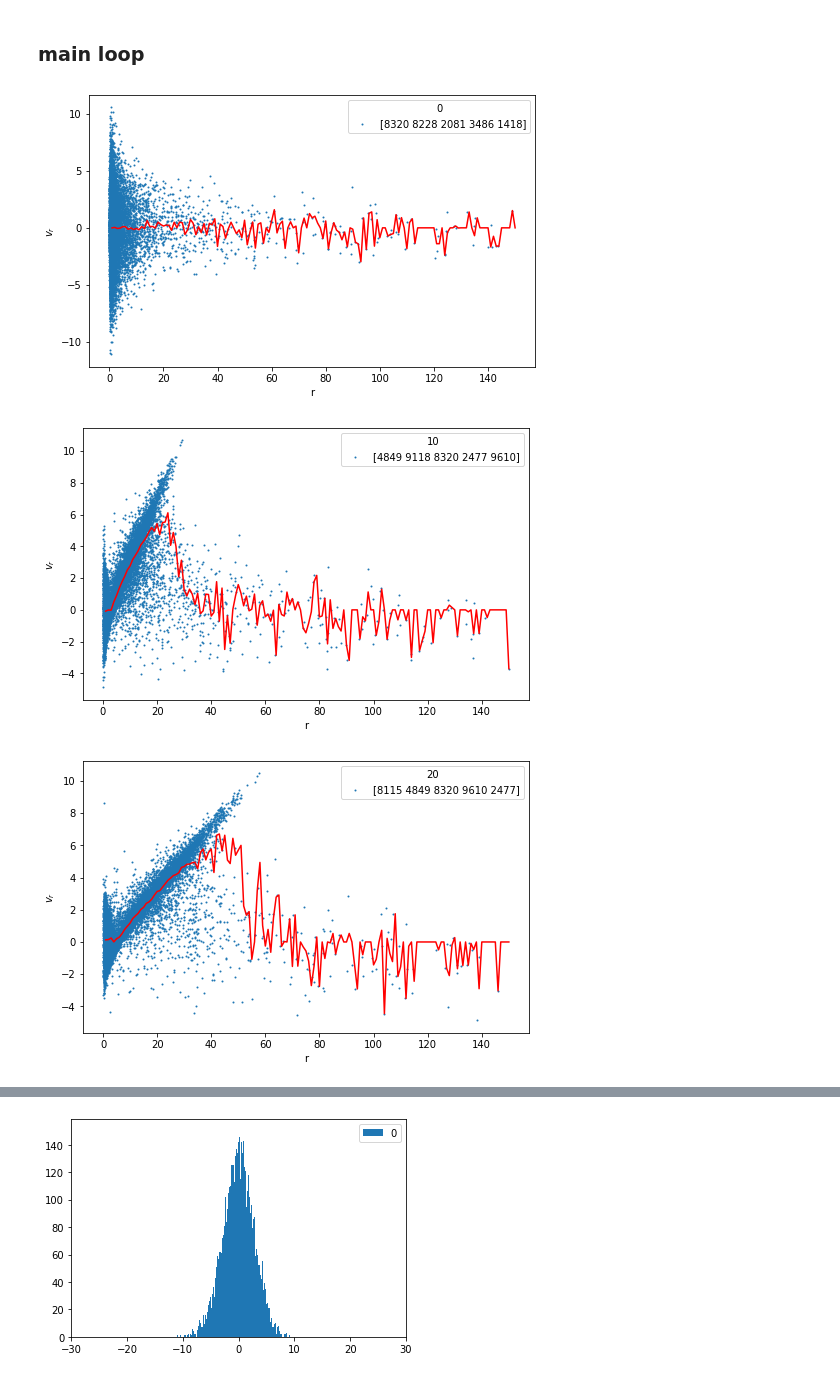
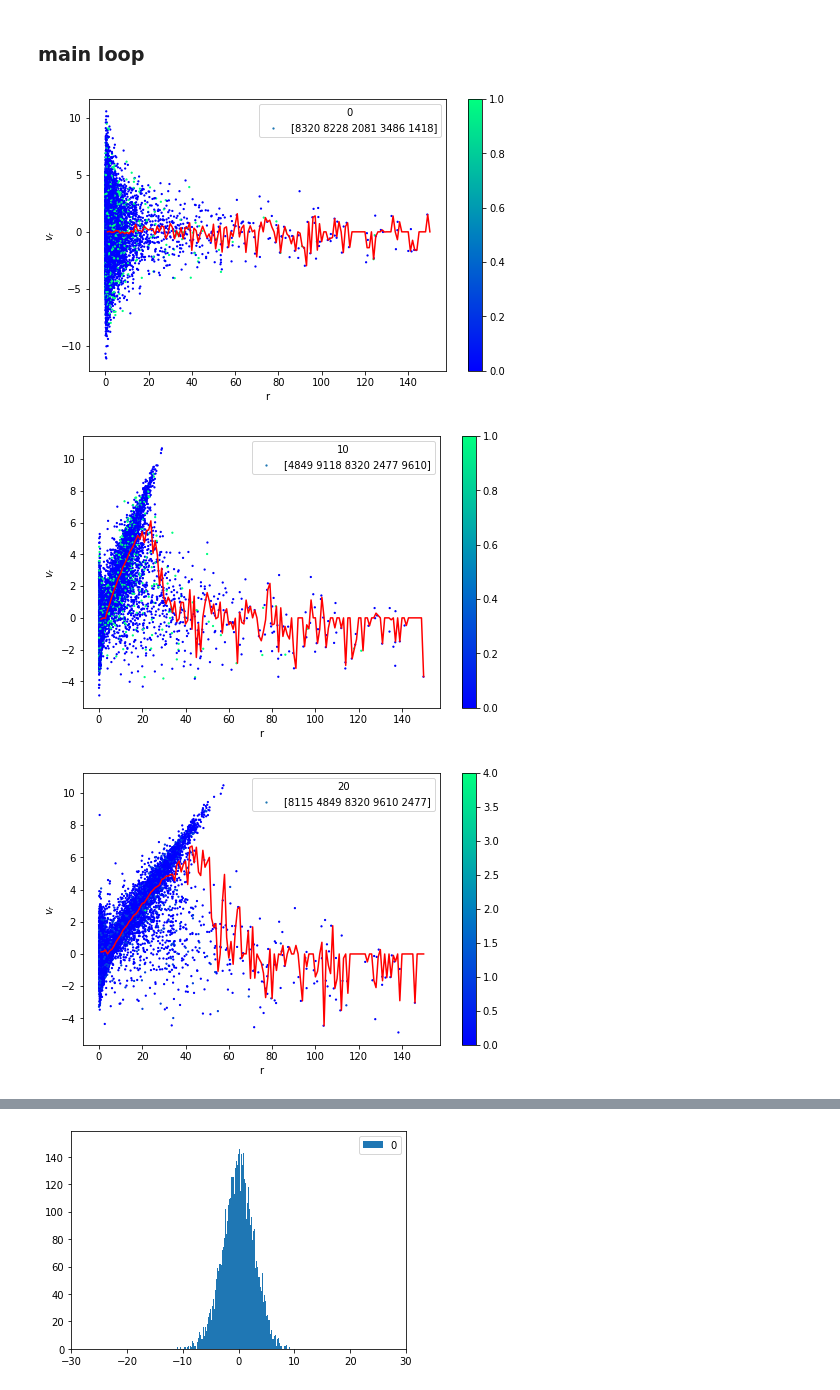
Before and after one commit to olgaborodina/N-body_simulations_analysis, a Jupyter notebook: kinematics_analysis.ipynb, the cells around one changed output, grey strips where cells are left out. Cells and saved outputs as stored; diff of their text form; code cells hidden in the pictures.

```diff
--- a/kinematics_analysis.ipynb
+++ b/kinematics_analysis.ipynb
@@ -36,35 +36,36 @@ for snap in snapshots:
     cluster = pd.read_csv(OUTPUT_DIR / f.get_filename(snap), index_col=0, delimiter='\s+', header=3, names=names)
     cluster = f.normalize_cluster(cluster)
     density_cs = pd.read_csv(OUTPUT_DIR / 'def-dc.dat', delimiter='\s+', index_col=0, header=None)
 
     cluster['r'], cluster['vr'] = f.spherical_coords(cluster, density_cs, snap)
     cluster_center = cluster[cluster['r'] < R_max].copy()
 
     r_i_1 = 0
     v_in_shell = []
     for r_i in v_in_shells['r']:
         mask_shell = ((cluster_center['r']<=r_i) & (cluster_center['r']>r_i_1))
         dr_stars = cluster_center[mask_shell].copy()
 
         N = len(dr_stars)
         vr_sum = dr_stars['vr'].sum()
         if N > 0:
             v_in_shell.append(vr_sum / N)
         else: v_in_shell.append(0)
         r_i_1 = r_i
 
     v_in_shells[f'{snap}'] = v_in_shell
 
     fastest_stars = np.array(cluster_center.sort_values('vr')[-5:].index)
     fig, ax = plt.subplots(figsize = (8, 5))
-    ax.scatter(cluster_center['r'], cluster_center['vr'], s=1, label=fastest_stars)
+    st = ax.scatter(cluster_center['r'], cluster_center['vr'],
+               s=1.5, c=cluster_center['Event'], cmap='winter', label=fastest_stars)
     ax.plot(v_in_shells['r'], v_in_shell, c='red', zorder=100)
     ax.set_ylabel(r'$v_r$')
     ax.set_xlabel('r')
     ax.legend(title=f'{snap}')
-
+    plt.colorbar(st)
     plt.show()
 # %% [output]
-[figure, old version]
+[figure, new version]
-[figure, old version]
+[figure, new version]
-[figure, old version]
+[figure, new version]
```
Also changed, not shown: parts of 1 cell of this notebook, 2 other files.
